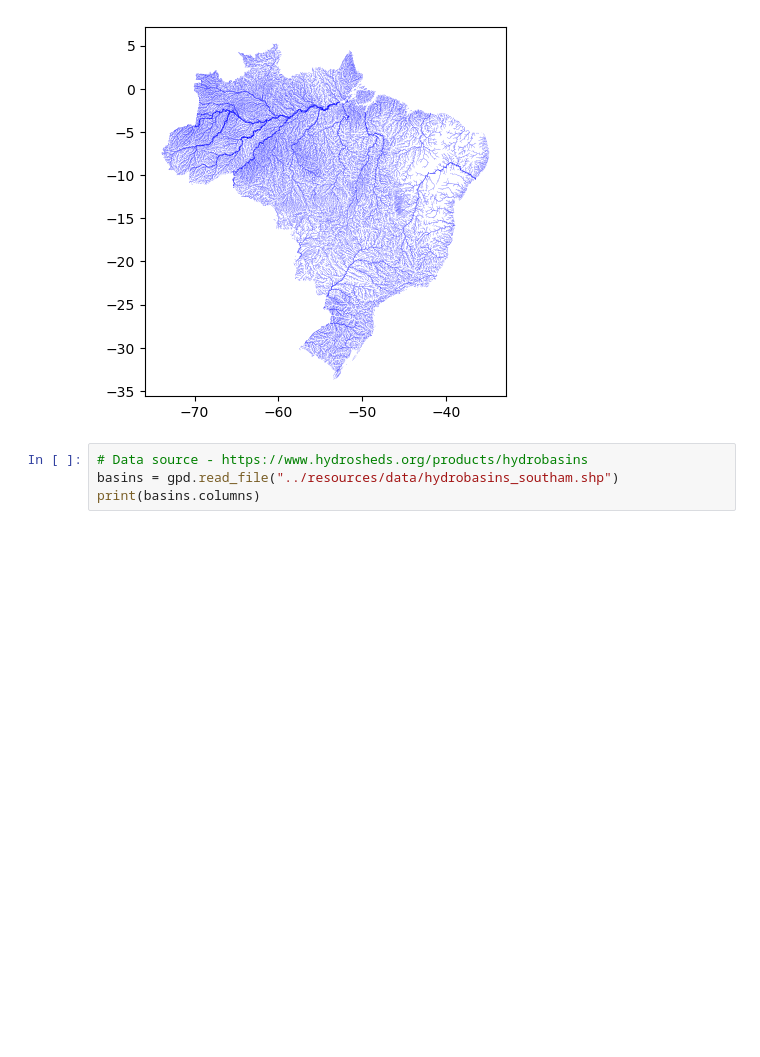
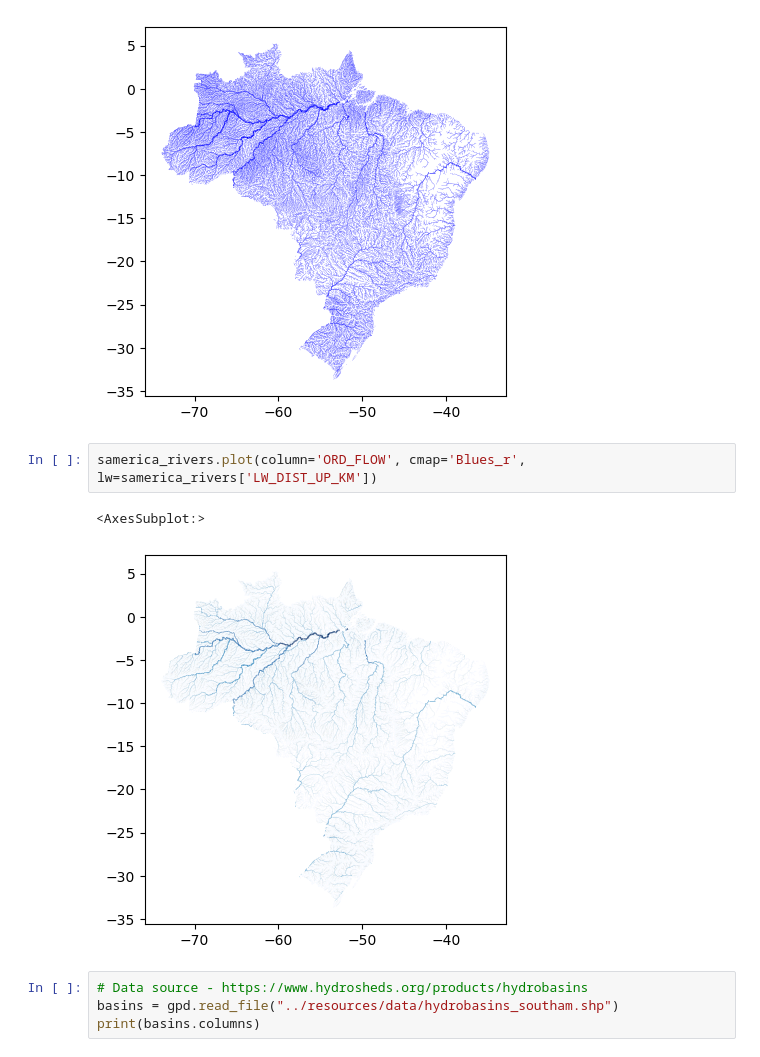
Before and after one commit to symmy596/Scipy2025_workshop, a Jupyter notebook: slides/3_vector_data_rivers.ipynb, the cells around one changed output. Saved outputs shown, nothing was run; the diff lists cells and outputs as text; blank space fills up the shorter version.

```diff
--- a/slides/3_vector_data_rivers.ipynb
+++ b/slides/3_vector_data_rivers.ipynb
@@ -94,6 +96,11 @@ samerica_rivers.plot(edgecolor='face', color='blue', lw=samerica_rivers['LW_DIST
 # %% [output]
 <AxesSubplot:>
 [figure]
+# %%
+samerica_rivers.plot(column='ORD_FLOW', cmap='Blues_r', lw=samerica_rivers['LW_DIST_UP_KM'])
+# %% [output]
+<AxesSubplot:>
+[figure, added]
 # %%
 # Data source - https://www.hydrosheds.org/products/hydrobasins
 basins = gpd.read_file("../resources/data/hydrobasins_southam.shp")
```
Also changed, not shown: parts of 3 cells of this notebook, 13 other files.
